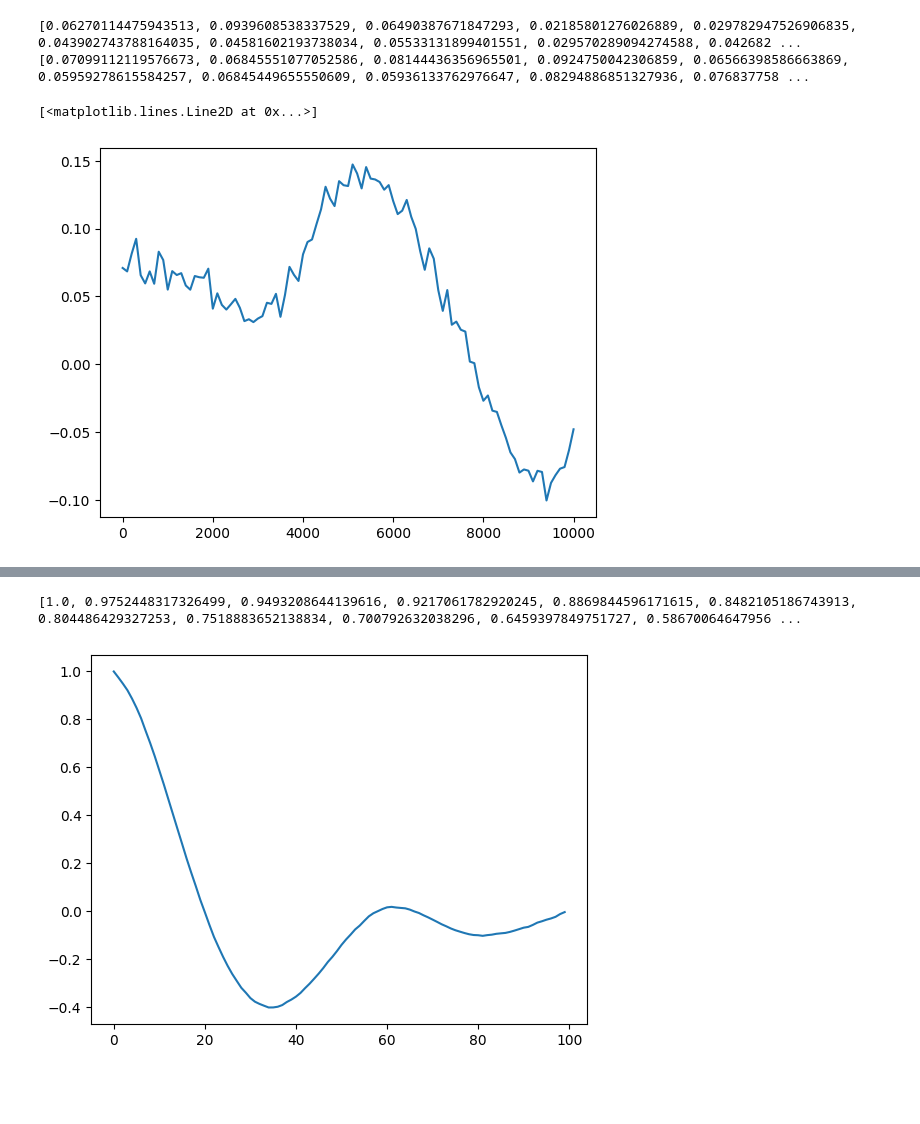
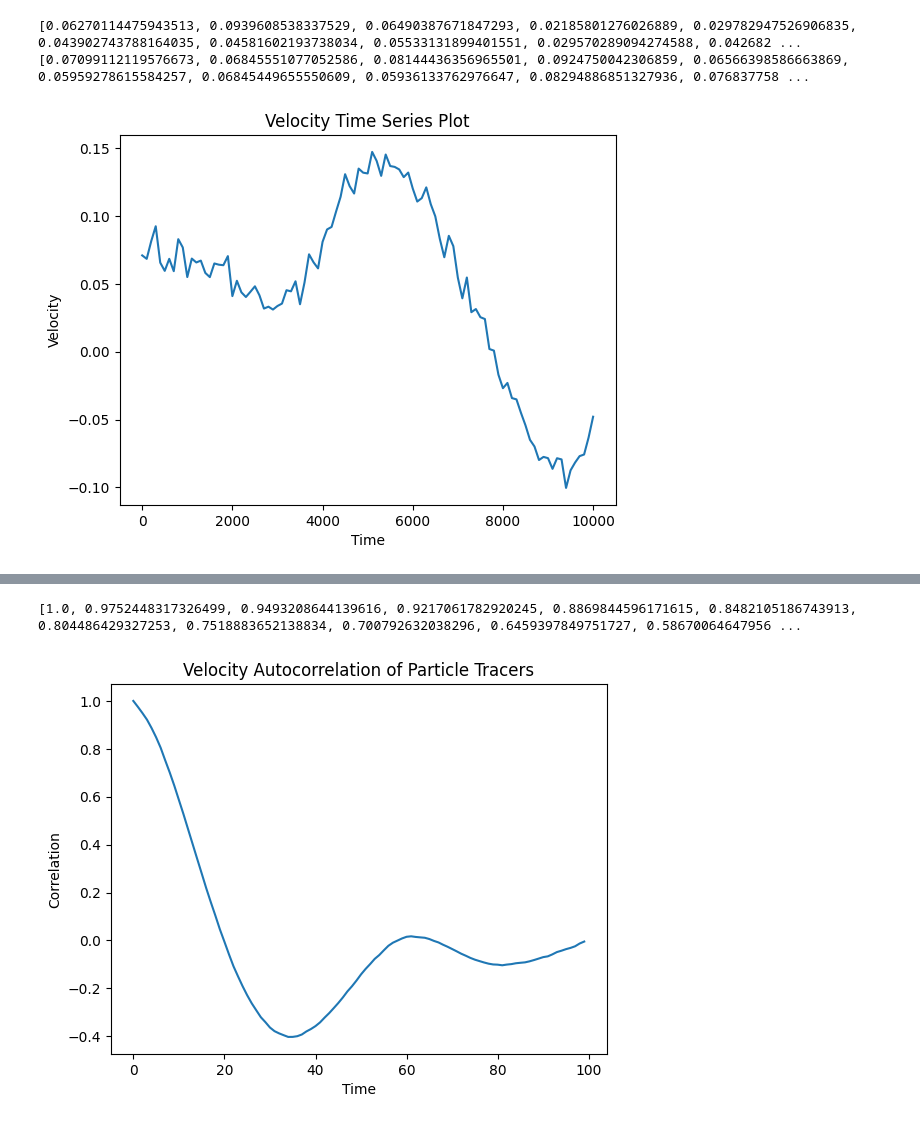
Before and after one commit to bpellow/m2rproject, a Jupyter notebook: Lagr_autocorrelation/velocity_auto_0.ipynb, the cells around one changed output, grey strips where cells are left out. Saved outputs shown, nothing was run; the diff lists cells and outputs as text; code cells hidden in the pictures; blank space fills up the shorter version.

```diff
--- a/Lagr_autocorrelation/velocity_auto_0.ipynb
+++ b/Lagr_autocorrelation/velocity_auto_0.ipynb
@@ -51,35 +51,38 @@ y_vel_list=[]
 
 for time in time_steps_list:
     x_vel_sum = 0
     y_vel_sum = 0
     for sol in solutions:
 
 
         x = sol[:,0] #extrapolate coordinates for position to feed into function f
         y = sol[:,1]
 
         new_x = x[time] #finds new indices
         new_y = x[time]
 
         vel = f(time, [new_x, new_y]) #computes x velocity at specific time and position
         x_vel = vel[0]
         x_vel_sum += x_vel
         y_vel = vel[1]
         y_vel_sum += y_vel
 
     x_vel_list.append(x_vel_sum/100)
     y_vel_list.append(y_vel_sum/100)
 
 print(x_vel_list)
 print(y_vel_list)
 
 fig, ax = plt.subplots()
 ax.plot(time_steps_list, y_vel_list)
+plt.xlabel('Time')
+plt.ylabel('Velocity')
+plt.title('Velocity Time Series Plot')
+plt.show()
 # %% [output]
 [0.06270114475943513, 0.0939608538337529, 0.06490387671847293, 0.02185801276026889, 0.029782947526906835, 0.043902743788164035, 0.04581602193738034, 0.05533131899401551, 0.029570289094274588, 0.042682 ...
 [0.07099112119576673, 0.06845551077052586, 0.08144436356965501, 0.0924750042306859, 0.06566398586663869, 0.05959278615584257, 0.06845449655550609, 0.05936133762976647, 0.08294886851327936, 0.076837758 ...
-[<matplotlib.lines.Line2D at 0x...>]
-[figure, old version]
+[figure, new version]
 # %%
 #sus version
 
@@ -173,7 +176,10 @@ for k in steps_list:
 
 print(acf_lag_list)
 plt.plot(steps_list, acf_lag_list)
+plt.xlabel('Time')
+plt.ylabel('Correlation')
+plt.title('Velocity Autocorrelation of Particle Tracers')
 plt.show()
 # %% [output]
 [1.0, 0.9752448317326499, 0.9493208644139616, 0.9217061782920245, 0.8869844596171615, 0.8482105186743913, 0.804486429327253, 0.7518883652138834, 0.700792632038296, 0.6459397849751727, 0.58670064647956 ...
-[figure, old version]
+[figure, new version]
```
